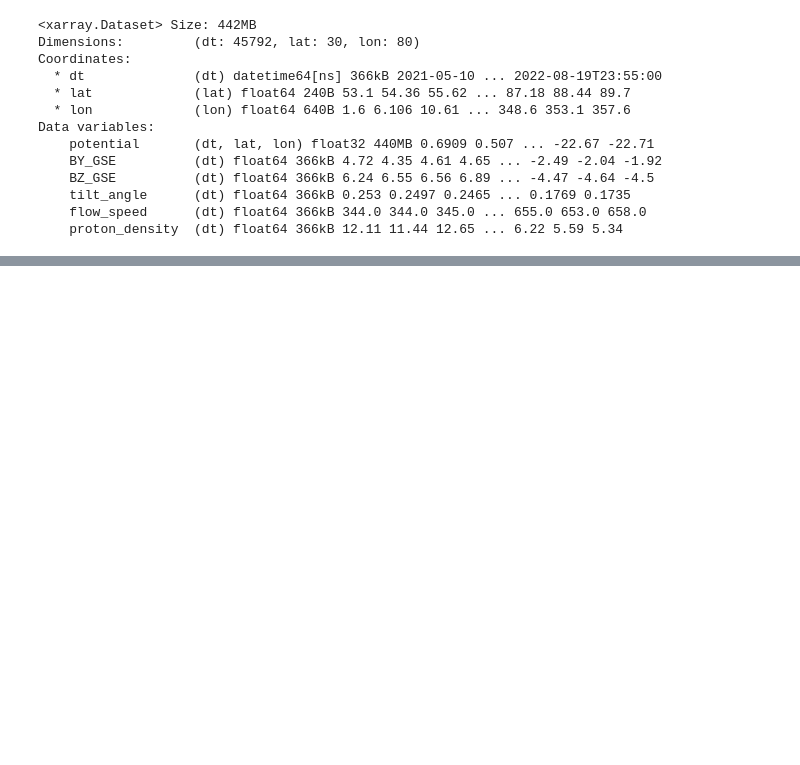
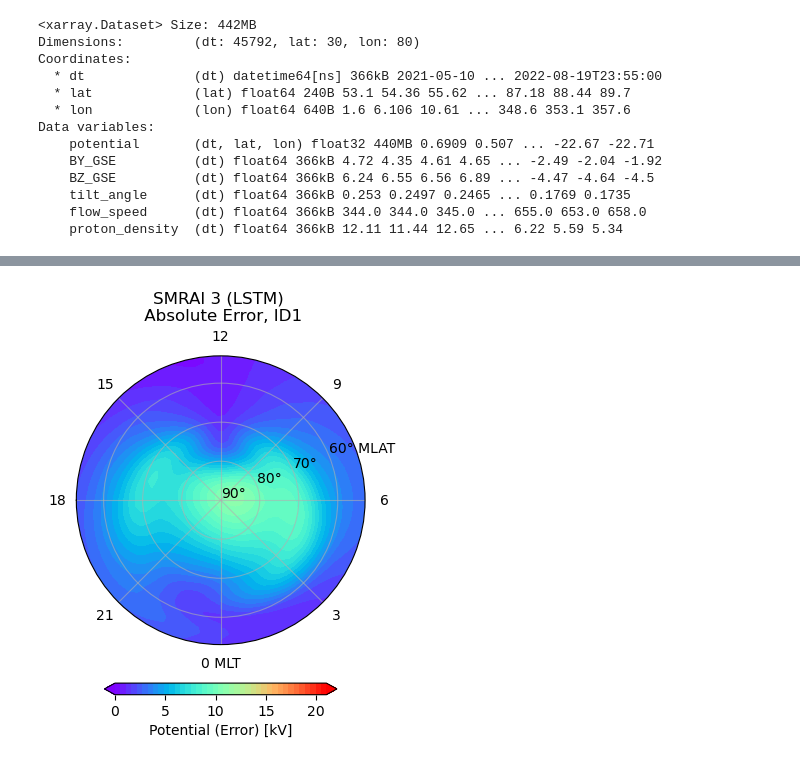
Before and after one commit to reddy-sachin/REPPU-ESN2, a Jupyter notebook: LSTM/smrai_lstm_gpu_lookback.ipynb, the cells around one changed output, grey strips where cells are left out. Drawn from its saved outputs; the diff is of its cells as text; code cells hidden in the pictures; blank space fills up the shorter version.

```diff
--- a/LSTM/smrai_lstm_gpu_lookback.ipynb
+++ b/LSTM/smrai_lstm_gpu_lookback.ipynb
@@ -285,9 +266,5 @@ def remove_reset_date(ds, reset_dates, remove_range, features):
 
     return ds
 
-# Example usage
-#lookback = 5
-#features = ['potential', 'BY_GSE', 'BZ_GSE', 'tilt_angle', 'flow_speed', 'proton_density']
-
-X_train_ds = remove_reset_date(X_train_ds, reset_dates, lookback, features)
-X_train_ds
+X_train_ds_reset = remove_reset_date(X_train_ds_lookback, reset_training_dates, lookback, features)
+#X_test_ds_reset = remove_reset_date(X_test_ds_lookback, reset_test_dates, lookback, features)
@@ -344,17 +306,17 @@ Data variables: (12/36)
 # %%
-X_train = X_train_ds.drop_vars('potential').to_array().values.T
+X_train = X_train_ds_reset.drop_vars('potential').to_array().values.T
 X_train = X_train.reshape(X_train.shape[0], X_train.shape[1] , 1)
-y_train = X_train_ds['potential'].values
+y_train = X_train_ds_reset['potential'].values
 y_train = y_train.reshape(-1, 30*80)
 
-X_val = X_val_ds.drop_vars('potential').to_array().values.T
+X_val = X_val_ds_lookback.drop_vars('potential').to_array().values.T
 X_val = X_val.reshape(X_val.shape[0], X_val.shape[1] , 1)
-y_val = X_val_ds['potential'].values
+y_val = X_val_ds_lookback['potential'].values
 y_val = y_val.reshape(-1, 30*80)
 
-X_test = X_test_ds.drop_vars('potential').to_array().values.T
+X_test = X_test_ds_lookback.drop_vars('potential').to_array().values.T
 X_test = X_test.reshape(X_test.shape[0], X_test.shape[1] , 1)
-y_test = X_test_ds['potential'].values
+y_test = X_test_ds_lookback['potential'].values
 y_test = y_test.reshape(-1, 30*80)
 
 X_train.shape, y_train.shape, X_val.shape, y_val.shape, X_test.shape, y_test.shape
@@ -416,10 +397,11 @@ model
 # %%
 # Define loss function and optimizer
 criterion = nn.MSELoss()
-optimizer = torch.optim.Adam(model.parameters(), lr=0.001)
+optimizer = torch.optim.Adam(model.parameters(), lr=1e-3)
+#scheduler = StepLR(optimizer, step_size=8, gamma=0.6)
 
 best_val_loss = float('inf')
-patience = 7
+patience = 5
 wait = 0
 
 train_losses = []
@@ -448,6 +430,8 @@ for epoch in range(num_epochs):
         loss.backward() #backpropagation
         optimizer.step() #update weights
 
+    #scheduler.step() #update learning rate
+
     #calculate average loss
     avg_train_loss = running_loss / len(train_loader)
     train_losses.append(avg_train_loss)
@@ -469,7 +453,7 @@ for epoch in range(num_epochs):
     avg_val_loss = val_loss / len(val_loader)
     val_losses.append(avg_val_loss)
 
-    print(f'Epoch: {epoch + 1}, Train Loss: {np.sqrt(avg_train_loss):.1f} [kV], Val Loss: {np.sqrt(avg_val_loss):.1f} [kV]')
+    print(f'Epoch: {epoch + 1}, Train Loss: {np.sqrt(avg_train_loss):.2f} [kV], Val Loss: {np.sqrt(avg_val_loss):.2f} [kV]')
 
     # Early stopping
     if avg_val_loss < best_val_loss:
@@ -520,9 +518,10 @@ print(f'Test Loss: {np.sqrt(avg_test_loss):.3f} [kV]')
 # %%
-pred_ds = X_test_ds.copy()
+pred_ds = X_test_unscaled_ds.isel(dt=slice(lookback, None))
 pred_ds['pred_pot'] = (['dt', 'lat', 'lon'], predictions.reshape(-1, 30, 80))
 
-pred_ds = pred_ds[['potential', 'pred_pot']]
+#pred_ds = pred_ds[['potential', 'pred_pot']]
 pred_ds['err_abs'] = np.abs(pred_ds['pred_pot'] - pred_ds['potential'])
 pred_ds['err_rel'] = (pred_ds['pred_pot'] - pred_ds['potential']) / pred_ds['potential']
 pred_ds['MLT'] = np.mod(pred_ds['lon'] / 15, 24)
+
 pred_ds
@@ -568,24 +592,26 @@ plt.yscale('log')
 # %%
 # Define common parameters
 theta = np.linspace(0, 360, 80) - 90
 theta_rad = theta / 360 * 2 * np.pi
 r = 90 - np.linspace(53.1, 89.7, 30)
 shrink = .5
 
 # Plot true values
 abs_error = (pred_ds['err_abs'].mean('dt').values)
 
 fig, ax = plt.subplots(subplot_kw={'projection': 'polar'}, figsize=(6,5))
 
-c_true = ax.contourf(theta_rad, r, abs_error, levels=np.linspace(0, 10, 40), cmap='rainbow', extend='both')
+c_true = ax.contourf(theta_rad, r, abs_error, levels=np.linspace(0, 21, 40), cmap='rainbow', extend='both')
 ax.set_ylim([0, 37])
 ax.set_yticks([0, 10, 20, 30])
 ax.set_yticklabels(["90°", "80°", "70°", "60° MLAT"])
 ax.set_xlim([-np.pi, np.pi])
 ax.set_xticks(np.linspace(-np.pi, np.pi, 9)[1:])
 ax.set_xticklabels(["21", "0 MLT", "3", "6", "9", "12", "15", "18"])
 ax.set_title(f'SMRAI 3 (LSTM) \n Absolute Error, ID1')
-plt.colorbar(c_true, ax=ax, label='Potential (Error) [kV]', shrink=shrink, pad=0.1, ticks=np.arange(0,11,1), orientation='horizontal')
+plt.colorbar(c_true, ax=ax, label='Potential (Error) [kV]', shrink=shrink, pad=0.1, ticks=np.arange(0,21,5), orientation='horizontal')
 ax.grid(True, linestyle='-', alpha=0.6)
 #plt.tight_layout()
 #plt.savefig('smrai_lstm_ID1.png', dpi=400, bbox_inches='tight')
+# %% [output]
+[figure, added]
```
Also changed, not shown: parts of 24 cells of this notebook, 6 other files.
